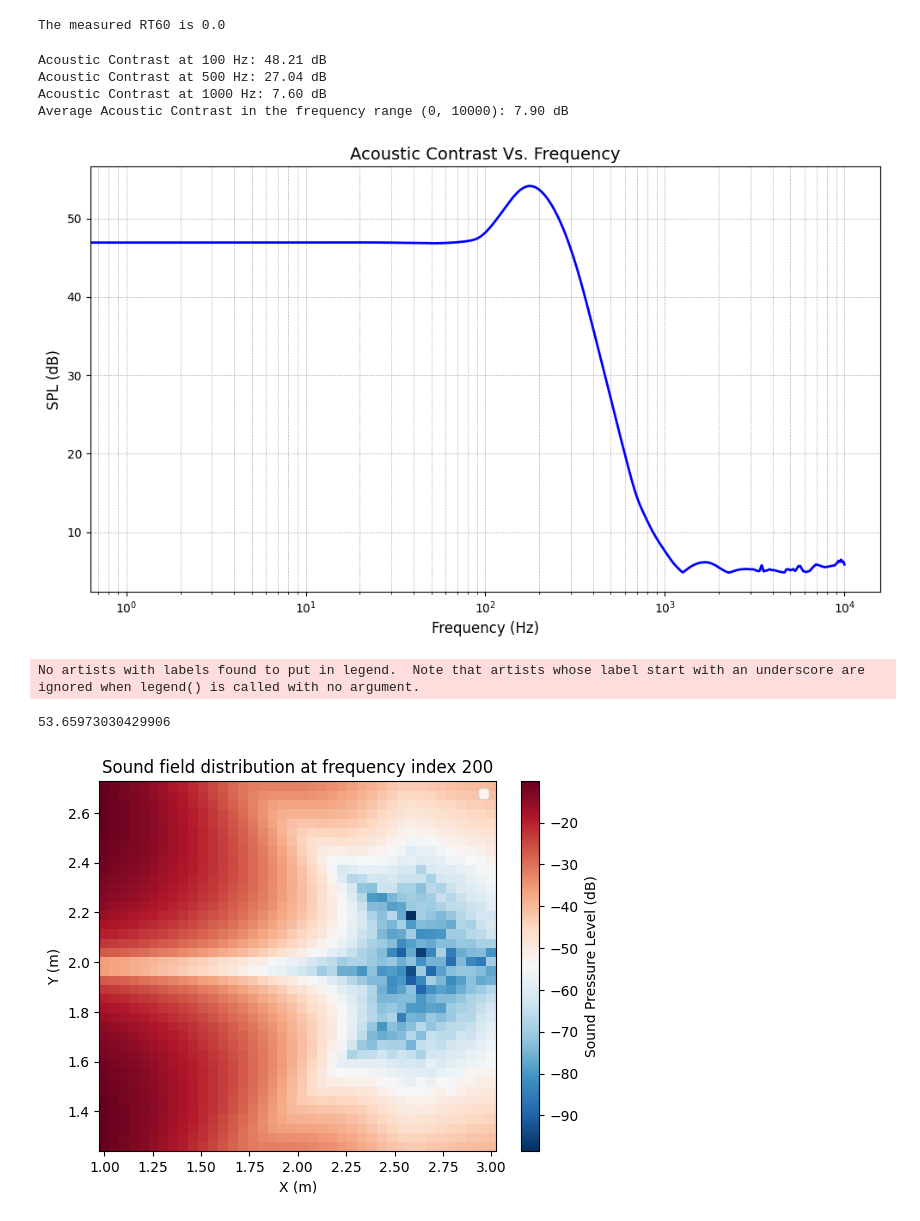
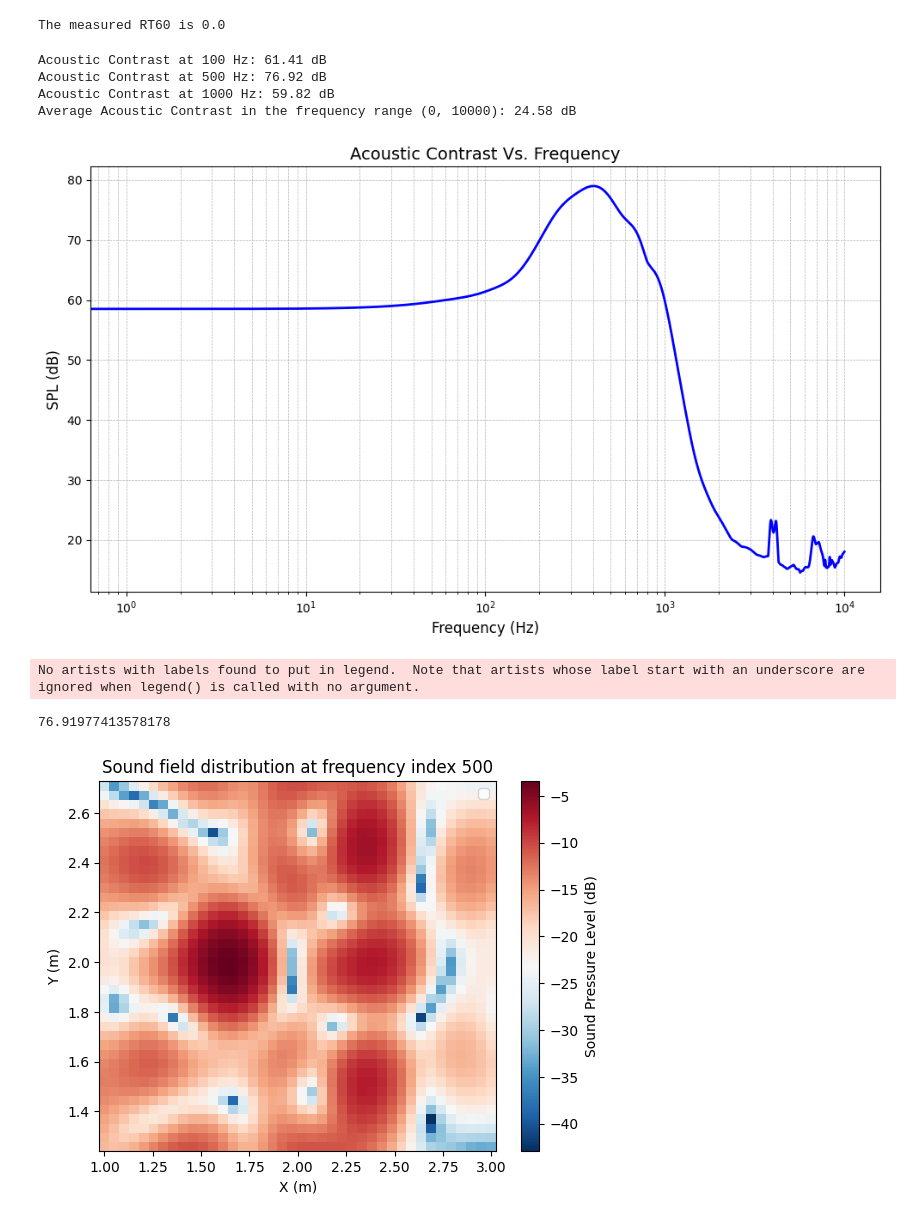
Before and after one commit to alexandergwm/Paper_reproduction, a Jupyter notebook: Maximization_of_acoustic_energy_difference_between_two_spaces/Sound field control.ipynb, the cells around one changed output. Cells and saved outputs as stored; diff of their text form; code cells hidden in the pictures.

```diff
--- a/Maximization_of_acoustic_energy_difference_between_two_spaces/Sound field control.ipynb
+++ b/Maximization_of_acoustic_energy_difference_between_two_spaces/Sound field control.ipynb
@@ -19,7 +19,7 @@ print(os.getcwd())
 # %%
 class config:
     # Speaker array type
-    spkArray = CircularArray10()           # SphericalArray40(), CircularArray10()
+    spkArray = SphericalArray40()           # SphericalArray40(), CircularArray10()
     print_ArrayInfo(spkArray)
     # Bright field range and dark field range
     bright_field_xrange = [1.2, 1.8]      # from paper
@@ -27,7 +27,7 @@ class config:
     distance_2mics = 0.05
     distance_2fields = 0.4
     # The directivity of the loudspeaker
-    loudspeaker_dir = "OMNI"              #- HYPERCARDIOID, CARDIOD, OMNI
+    loudspeaker_dir = "HYPERCARDIOID"              #- HYPERCARDIOID, CARDIOD, OMNI
     # Setting for the simulating room
     max_order = 0                         # Maximum order for reflections
     absorption = 1.0                      # The absorption coefficient for all the walls in room
@@ -181,3 +181,17 @@ rt60_real = room.measure_rt60()
 print( "The measured RT60 is {}".format(rt60_real[1, 0]))
 # %% [output]
 The measured RT60 is 0.0
+# %%
+fig = plt.figure()
+ax = fig.add_subplot(111, projection='3d')
+
+for i, (pos, dir) in enumerate(zip(spk_pos_car, directions)):
+    ax.quiver(pos[0], pos[1], pos[2], dir[0], dir[1], dir[2], length=0.3, normalize=True)
+bright_field_center = np.mean(bright_field, axis=0)
+ax.scatter(bright_field_center[0], bright_field_center[1], bright_field_center[2], c='red', marker='o', label='Center of bright field')
+ax.set_xlabel('X')
+ax.set_ylabel('Y')
+ax.set_zlabel('Z')
+ax.set_title('Spatial Distribution of Directions')
+ax.legend()
+plt.show()
@@ -209,11 +225,12 @@ TF_total_bright = np.array(TF_total_bright).T
 TF_total_dark = np.array(TF_total_dark).T
 w_total = []
 
+
 for k in range(config.f):
     TF_array_b = TF_total_bright[k]
-    RB = np.conj(TF_array_b).T @ TF_array_b
+    RB = np.transpose(TF_array_b.conj()) @ TF_array_b
     TF_array_d = TF_total_dark[k]
-    RD = np.conj(TF_array_d).T @ TF_array_d
+    RD = np.transpose(TF_array_d.conj()) @ TF_array_d
     if config.method == "ACC_without_constraint":
         matrix = np.linalg.pinv(RB + RD) @ RB
     elif config.method == "ACC_with_constraint":
@@ -246,8 +263,17 @@ room_dim = [4,4,4]
 
 room = pra.ShoeBox(room_dim, fs=config.fs, max_order=config.max_order, absorption=config.absorption)
 room.add_microphone_array(pra.MicrophoneArray(np.array(total_points).T, room.fs))
-for source_pos_car in spk_pos_car:
-    room.add_source(source_pos_car)
+
+loudspeaker_dir = pra.directivities.DirectivityPattern[config.loudspeaker_dir]
+target_point = np.mean(bright_field, axis=0)
+directions = calculateDirections(spk_pos_car, target_point)
+
+for i, source_pos_car in enumerate(spk_pos_car):
+    azimuth = np.arctan2(directions[i][1], directions[i][0])
+    orientation = pra.directivities.DirectionVector(azimuth=azimuth, degrees=False)
+    dir = pra.directivities.CardioidFamily(orientation=orientation, pattern_enum=loudspeaker_dir)
+    room.add_source(position=source_pos_car, directivity= dir)
+
 
 room.compute_rir()
 rt60_real = room.measure_rt60()
@@ -309,11 +335,11 @@ print('Average Acoustic Contrast in the frequency range (0, {}): {:.2f} dB'.form
 
 plt.show()
 # %% [output]
-Acoustic Contrast at 100 Hz: 48.21 dB
-Acoustic Contrast at 500 Hz: 27.04 dB
-Acoustic Contrast at 1000 Hz: 7.60 dB
-Average Acoustic Contrast in the frequency range (0, 10000): 7.90 dB
+Acoustic Contrast at 100 Hz: 61.41 dB
+Acoustic Contrast at 500 Hz: 76.92 dB
+Acoustic Contrast at 1000 Hz: 59.82 dB
+Average Acoustic Contrast in the frequency range (0, 10000): 24.58 dB
-[figure, old version]
+[figure, new version]
 # %%
 G_pred = np.array(TF_total_p)
 p_pred_dB = []
@@ -324,21 +350,21 @@ for i in range(config.f):
 w_total = np.array(w_total)
 # %%
 # get the sound field distribution
-i = 200
+i = 500
 print(AC_total[i])
 p_pred_dB_reshape = np.array(p_pred_dB[i]).reshape(resolution, resolution)
 plt.figure()
 plt.pcolor(X, Y, p_pred_dB_reshape, cmap='RdBu_r')
 # plt.pcolor(X, Y, p_pred_dB_reshape, cmap='inferno')
 plt.colorbar(label='Sound Pressure Level (dB)')
 # plt.scatter(bright_field[:, 0], bright_field[:, 1], c='blue', label='Bright field')
 # plt.scatter(dark_field[:, 0], dark_field[:, 1], c='k', label='Dark field')
 plt.xlabel('X (m)')
 plt.ylabel('Y (m)')
 plt.legend()
 plt.title(f'Sound field distribution at frequency index {i}')
 plt.show()
 # %% [output]
 No artists with labels found to put in legend.  Note that artists whose label start with an underscore are ignored when legend() is called with no argument.
-53.65973030429906
+76.91977413578178
-[figure, old version]
+[figure, new version]
```
Also changed, not shown: parts of 5 cells of this notebook, 3 other files.
